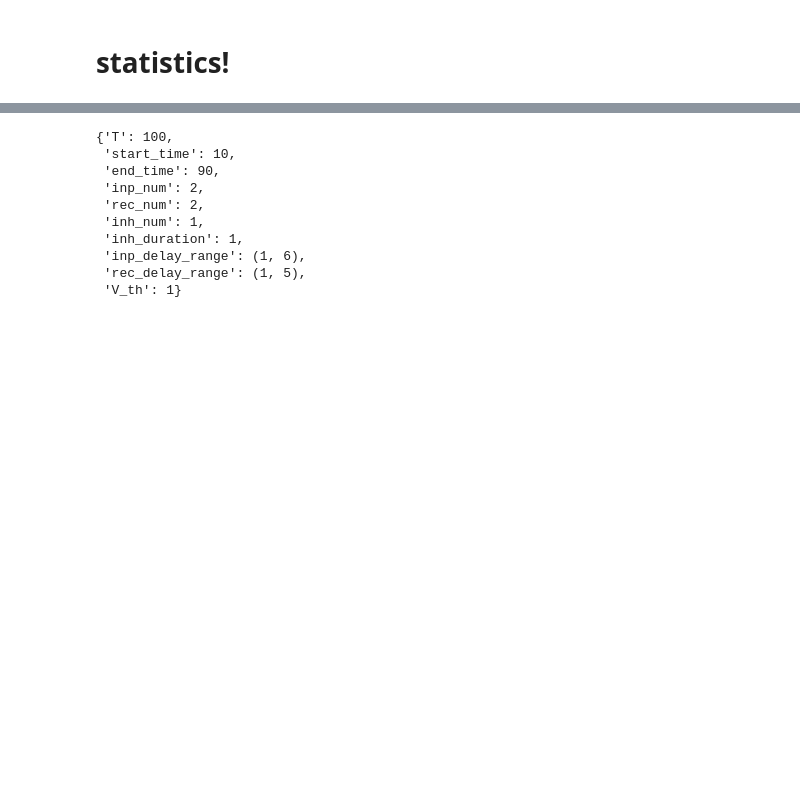
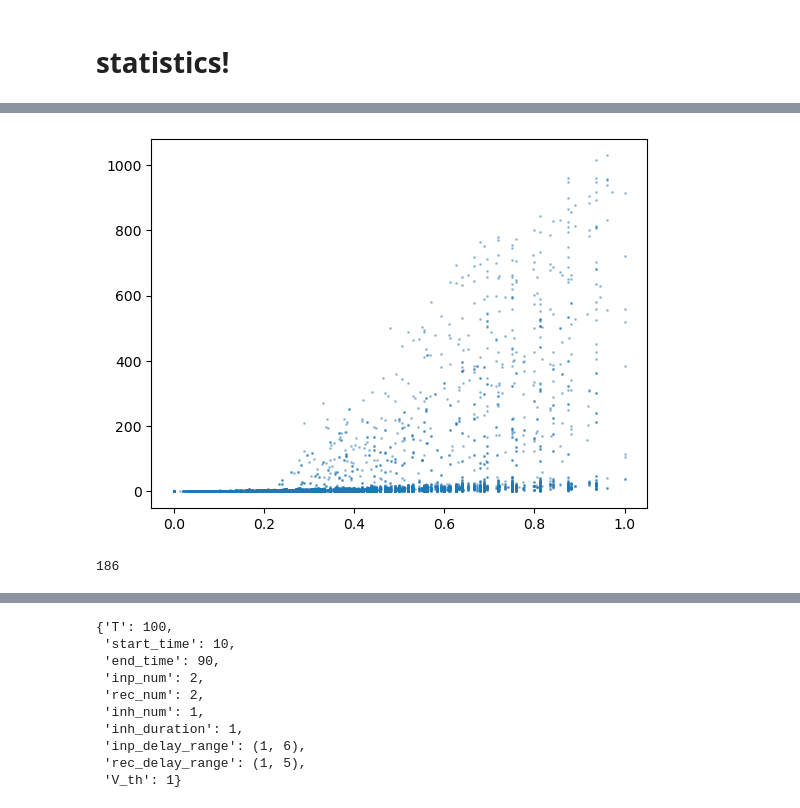
Before and after one commit to CosmicSurgery/thesis_notebooks, a Jupyter notebook: 2023.06.21 - Spiking Neural Network Circuits/2023.07.21 -Brute Force parameter scan.ipynb, the cells around one changed output, grey strips where cells are left out. Drawn from its saved outputs; the diff is of its cells as text; code cells hidden in the pictures; blank space fills up the shorter version.

```diff
--- a/2023.06.21 - Spiking Neural Network Circuits/2023.07.21 -Brute Force parameter scan.ipynb
+++ b/2023.06.21 - Spiking Neural Network Circuits/2023.07.21 -Brute Force parameter scan.ipynb
@@ -415,0 +354,2 @@ Parameter Combinations: 0/67200 (13.79%)
+# %%
+results_df = pd.DataFrame(results_list)
@@ -415,0 +372,8 @@ Parameter Combinations: 0/67200 (13.79%)
+# %%
+test_num_spikes = np.array(results_df['avg_total_spikes'])
+test_avg_pct_response = np.array(results_df['avg_pct_response'])
+plt.figure()
+plt.scatter(test_avg_pct_response,test_num_spikes,s=1,alpha=0.2)
+plt.show()
+# %% [output]
+[figure, added]
@@ -415,0 +382,4 @@ Parameter Combinations: 0/67200 (13.79%)
+# %%
+len(good_results)
+# %% [output]
+186
```
Also changed, not shown: parts of 6 cells of this notebook, 6 other files.
